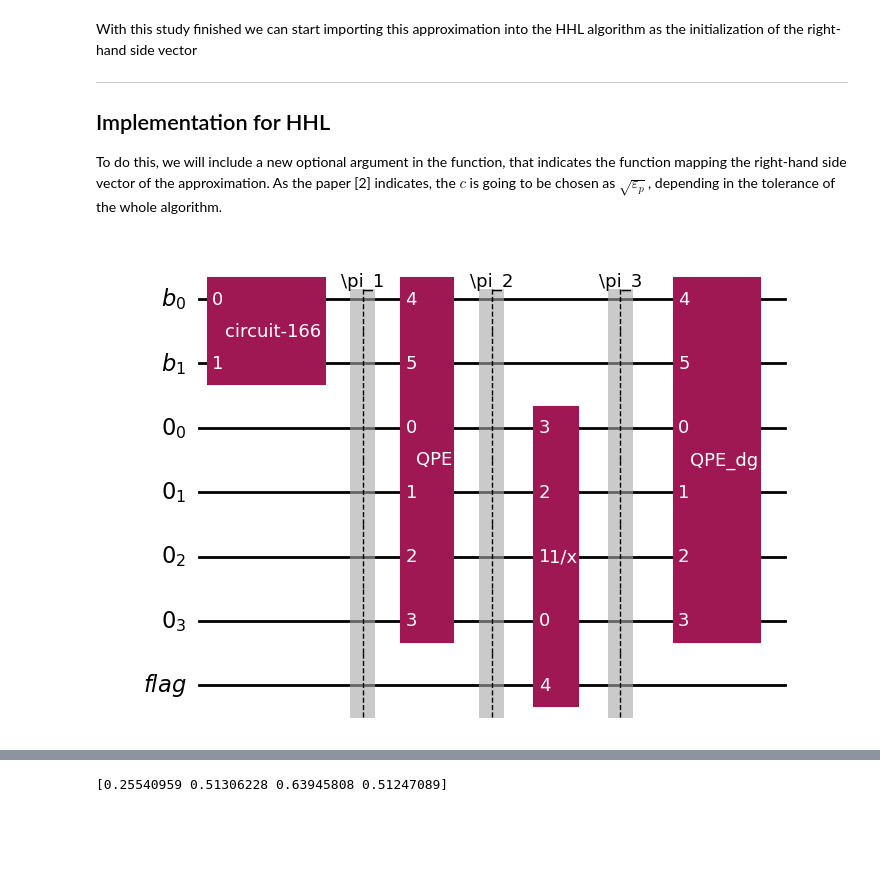
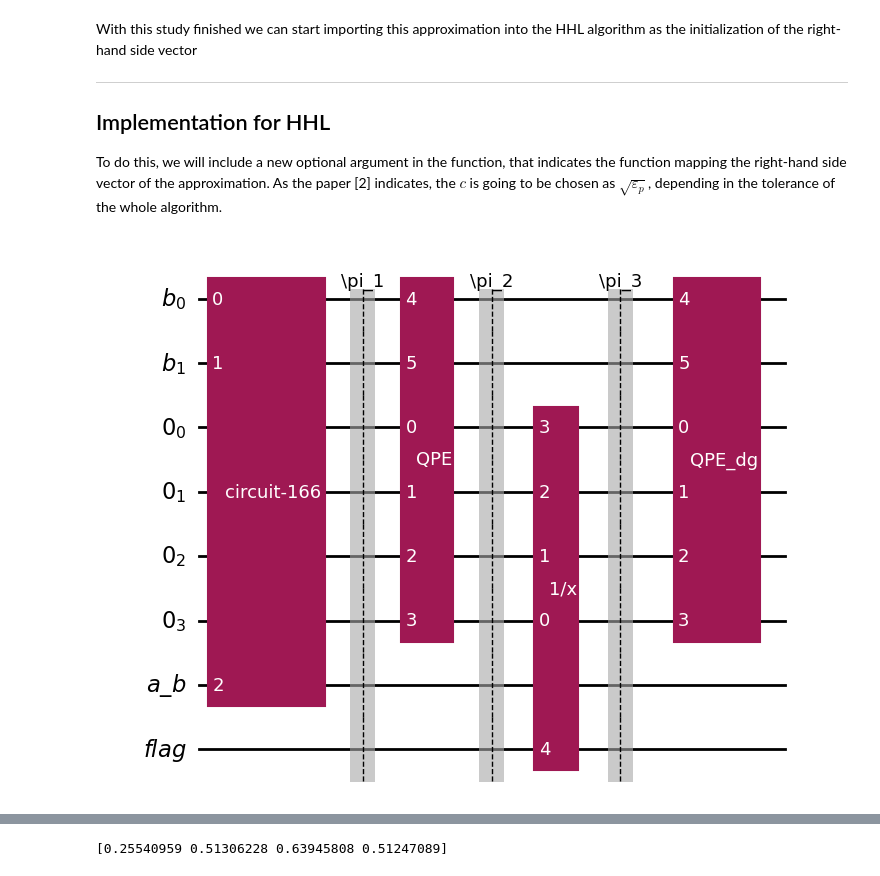
Before and after one commit to Nicofero/CITMAGA, a Jupyter notebook: b_side_approx.ipynb, the cells around one changed output, grey strips where cells are left out. Drawn from its saved outputs; the diff is of its cells as text; code cells hidden in the pictures; blank space fills up the shorter version.

```diff
--- a/b_side_approx.ipynb
+++ b/b_side_approx.ipynb
@@ -339,12 +339,12 @@ With this study finished we can start importing this approximation into the HHL
 
 To do this, we will include a new optional argument in the function, that indicates the function mapping the right-hand side vector of the approximation. As the paper [2] indicates, the $c$ is going to be chosen as $\sqrt{\varepsilon_p}$, depending in the tolerance of the whole algorithm.
 # %%
-vector = np.array([1]*4)
+vector = 2
 matrix=tridiag_matrix(2,-1,4)
-hhl,_ = build_circuit(matrix,vector)
+hhl,_ = build_circuit(matrix,vector,fnc='x')
 hhl.draw('mpl')
 # %% [output]
-[figure, old version]
+[figure, new version]
 # %%
 vector = np.array(b_from_func('x',4))
 matrix = tridiag_matrix(2,-1,4)
```
Also changed, not shown: parts of 11 cells of this notebook, 1 other file.
